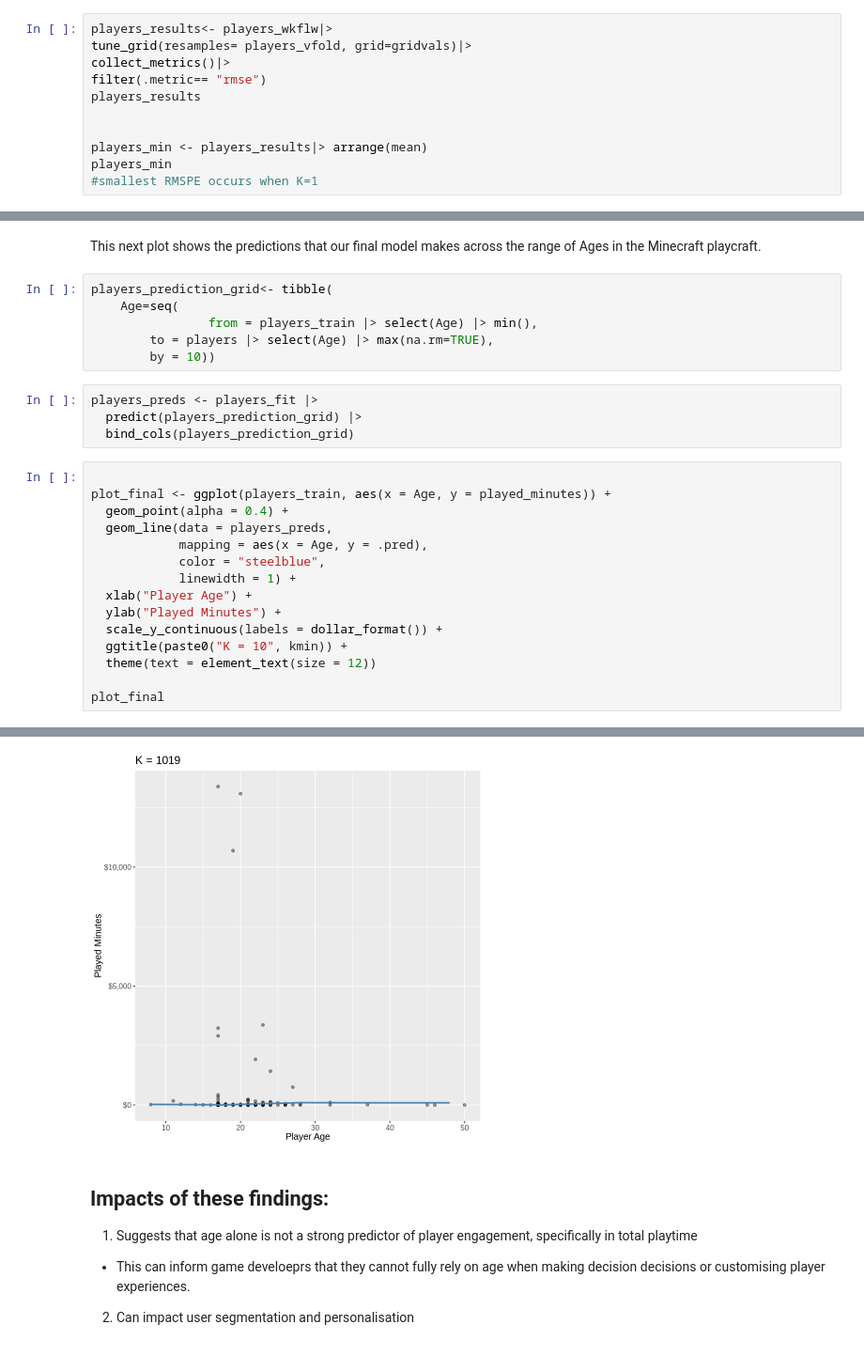
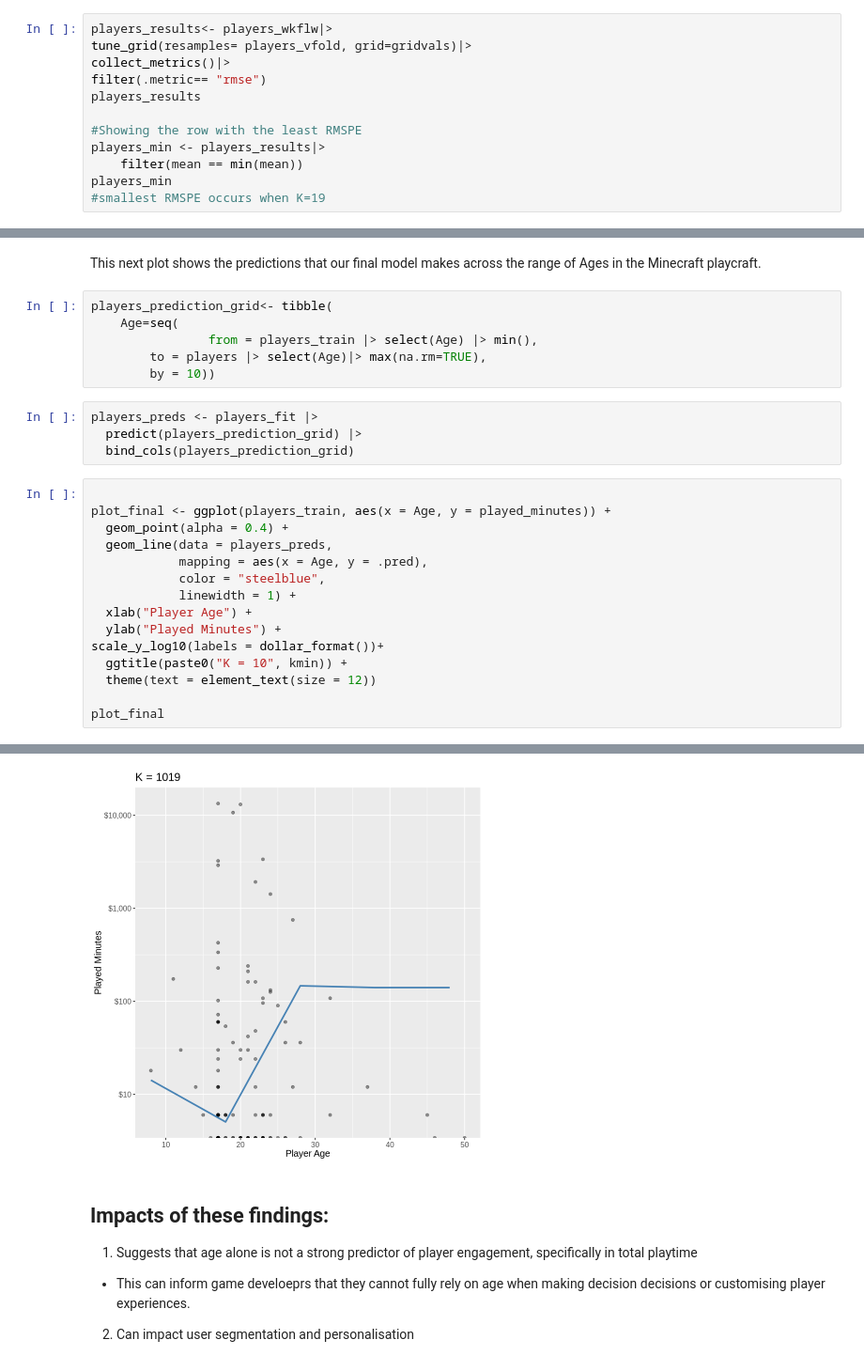
Before and after one commit to vghappy/minecraft_gameplay, a Jupyter notebook: Group Project.ipynb, the cells around one changed output, grey strips where cells are left out. Shown at 94% size. Cells and saved outputs as stored; diff of their text form.

```diff
--- a/Group Project.ipynb
+++ b/Group Project.ipynb
@@ -259,10 +244,11 @@ collect_metrics()|>
 filter(.metric== "rmse")
 players_results
 
-
-players_min <- players_results|> arrange(mean)
+#Showing the row with the least RMSPE
+players_min <- players_results|>
+    filter(mean == min(mean))
 players_min
-#smallest RMSPE occurs when K=1
+#smallest RMSPE occurs when K=19
 # %% [output]
 A tibble: 7 × 7
 | neighbors | .metric | .estimator | mean | n | std_err | .config |
@@ -331,7 +310,7 @@ This next plot shows the predictions that our final model makes across the range
 players_prediction_grid<- tibble(
     Age=seq(
                 from = players_train |> select(Age) |> min(),
-        to = players |> select(Age) |> max(na.rm=TRUE),
+        to = players |> select(Age)|> max(na.rm=TRUE),
         by = 10))
 # %%
 players_preds <- players_fit |>
@@ -347,7 +326,7 @@ plot_final <- ggplot(players_train, aes(x = Age, y = played_minutes)) +
             linewidth = 1) +
   xlab("Player Age") +
   ylab("Played Minutes") +
-  scale_y_continuous(labels = dollar_format()) +
+scale_y_log10(labels = dollar_format())+
   ggtitle(paste0("K = 10", kmin)) +
   theme(text = element_text(size = 12))
 
@@ -356,4 +337,4 @@ plot_final
-[figure, old version]
+[figure, new version]
 # %% [markdown]
 ## Impacts of these findings:
 1. Suggests that age alone is not a strong predictor of player engagement, specifically in total playtime
```
Also changed, not shown: parts of 11 cells of this notebook.
